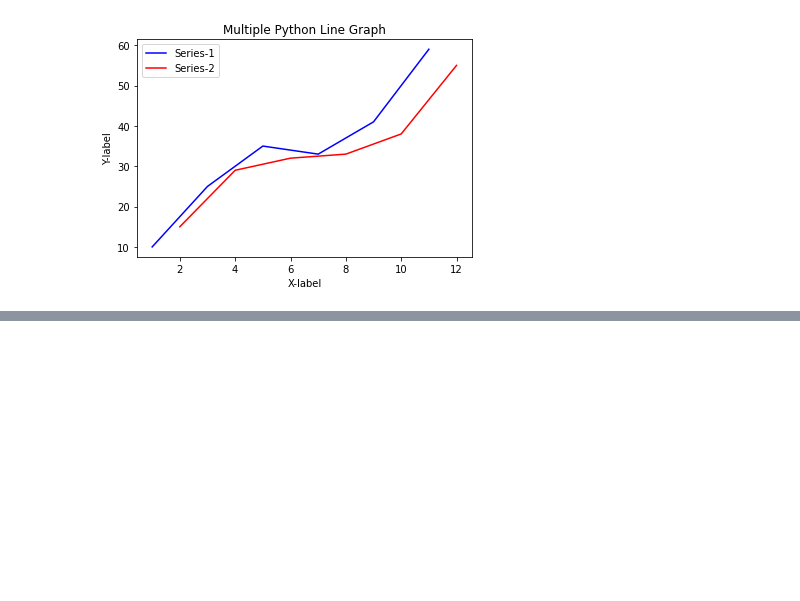
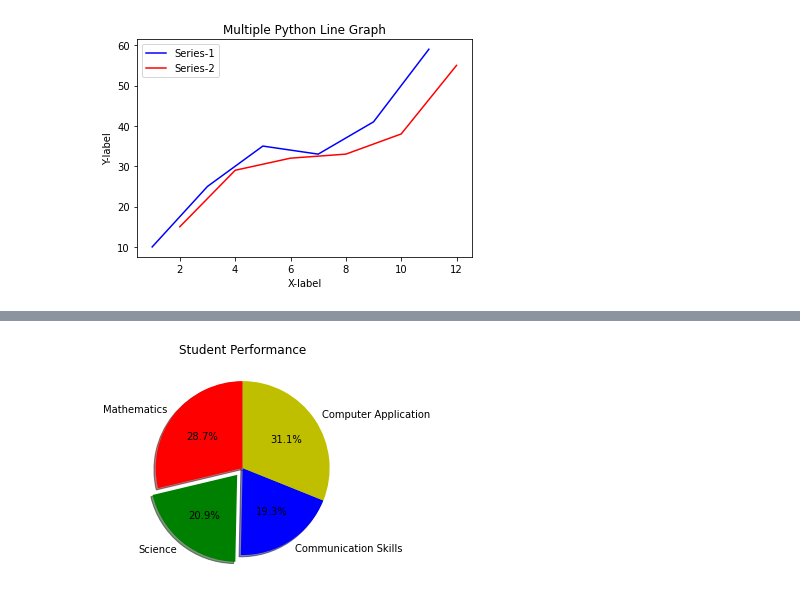
Before and after one commit to lh77x7/Python-data-analysis, a Jupyter notebook: chap5/chap5-data-visualization.ipynb, the cells around one changed output, grey strips where cells are left out. Cells and saved outputs as stored; diff of their text form; code cells hidden in the pictures; blank space fills up the shorter version.

```diff
--- a/chap5/chap5-data-visualization.ipynb
+++ b/chap5/chap5-data-visualization.ipynb
@@ -48,0 +97,22 @@ plt.show()
+# %%
+# pie plot
+
+# create the data
+subjects = ["Mathematics", "Science", "Communication Skills", "Computer Application"]
+scores = [85,62,57,92]
+
+# plot the pie plot
+plt.pie(scores,
+       labels=subjects,
+       colors=['r', 'g', 'b', 'y'],
+       startangle=90,
+       shadow=True,
+       explode=(0, 0.1, 0,0),
+       autopct='%1.1f%%')
+# add title to graph
+plt.title("Student Performance")
+
+# draw the chart
+plt.show()
+# %% [output]
+[figure, added]
```
Also changed, not shown: parts of 31 cells of this notebook.
